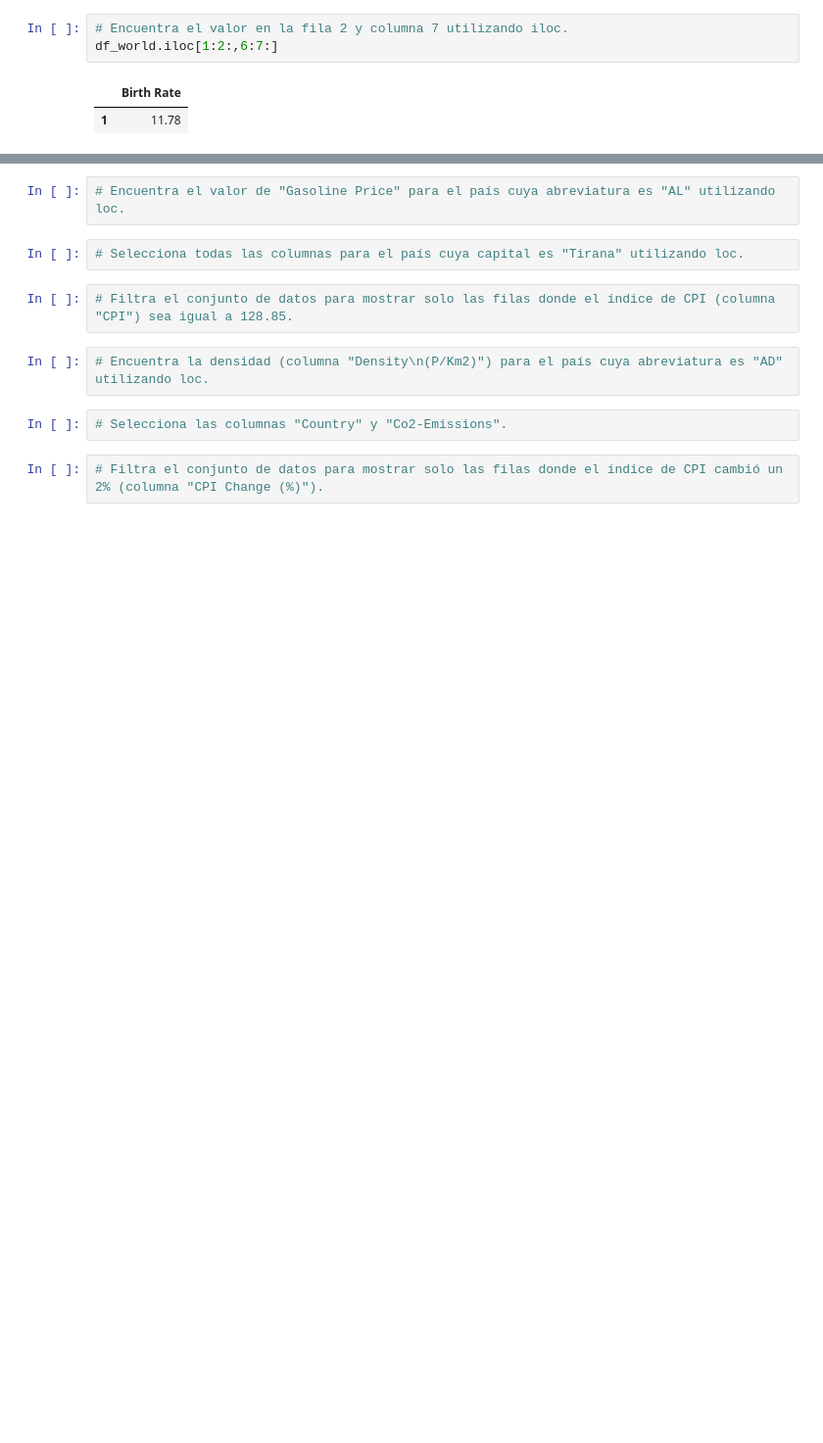
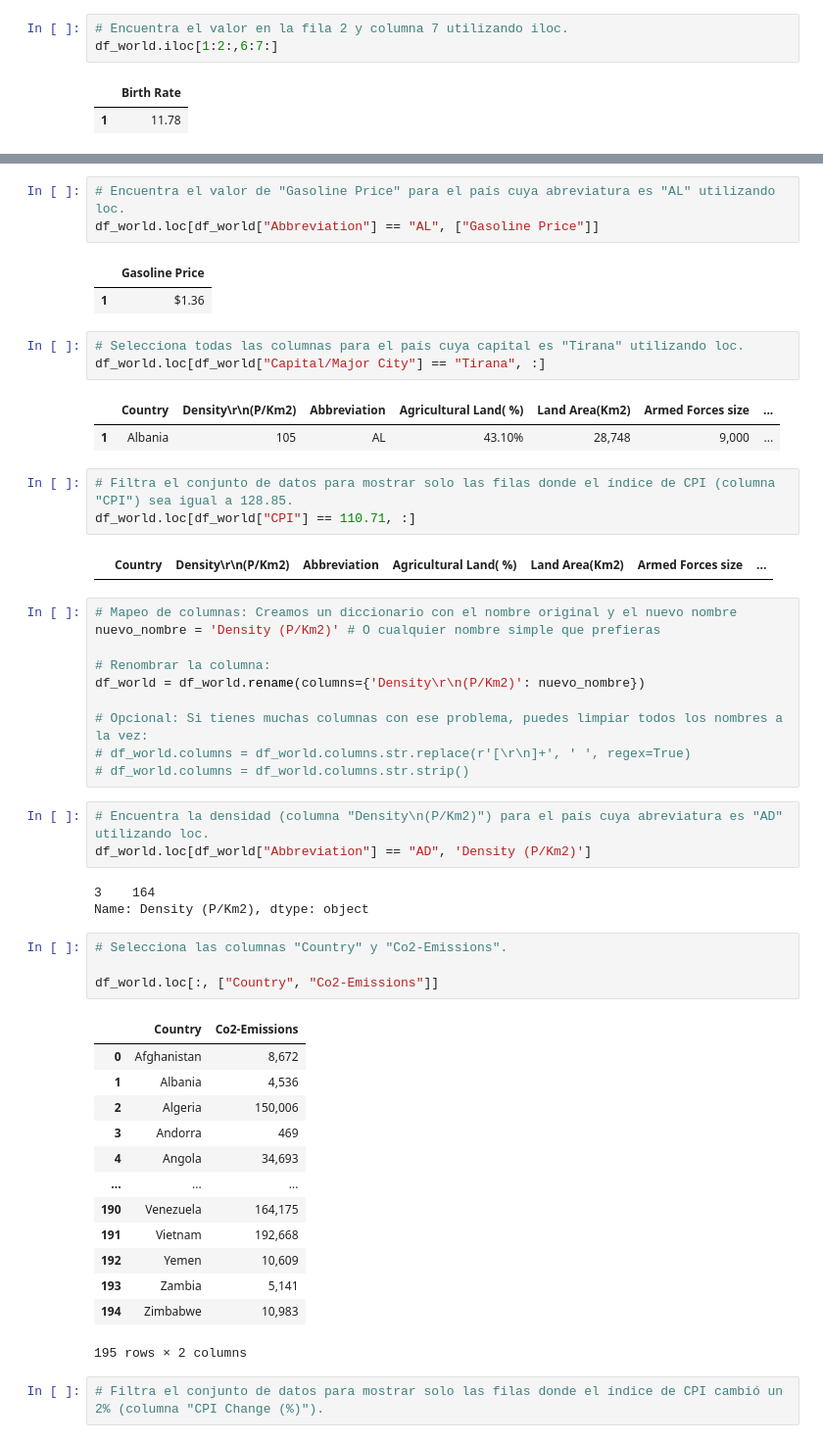
Before and after one commit to Maykaduran/da-promo-60-modulo3-pairprogramming-Romina-Violeta-Mayka, a Jupyter notebook: Pair_Intro_Pandas.ipynb, the cells around one changed output, grey strips where cells are left out. Shown: that part at 98% size. Drawn from its saved outputs; the diff is of its cells as text; blank space fills up the shorter version.

```diff
--- a/Pair_Intro_Pandas.ipynb
+++ b/Pair_Intro_Pandas.ipynb
@@ -340,13 +354,54 @@ df_world.iloc[:, [0, 2, 5]]
 # %%
 # Encuentra el valor de "Gasoline Price" para el país cuya abreviatura es "AL" utilizando loc.
+df_world.loc[df_world["Abbreviation"] == "AL", ["Gasoline Price"]]
+# %% [output]
+|  | Gasoline Price |
+| 1 | $1.36 |
 # %%
 # Selecciona todas las columnas para el país cuya capital es "Tirana" utilizando loc.
+df_world.loc[df_world["Capital/Major City"] == "Tirana", :]
+# %% [output]
+|  | Country | Density\r\n(P/Km2) | Abbreviation | Agricultural Land( %) | Land Area(Km2) | Armed Forces size | ... |
+| 1 | Albania | 105 | AL | 43.10% | 28,748 | 9,000 | ... |
 # %%
 # Filtra el conjunto de datos para mostrar solo las filas donde el índice de CPI (columna "CPI") sea igual a 128.85.
+df_world.loc[df_world["CPI"] == 110.71, :]
+# %% [output]
+|  | Country | Density\r\n(P/Km2) | Abbreviation | Agricultural Land( %) | Land Area(Km2) | Armed Forces size | ... |
+# %%
+# Mapeo de columnas: Creamos un diccionario con el nombre original y el nuevo nombre
+nuevo_nombre = 'Density (P/Km2)' # O cualquier nombre simple que prefieras
+
+# Renombrar la columna:
+df_world = df_world.rename(columns={'Density\r\n(P/Km2)': nuevo_nombre})
+
+# Opcional: Si tienes muchas columnas con ese problema, puedes limpiar todos los nombres a la vez:
+# df_world.columns = df_world.columns.str.replace(r'[\r\n]+', ' ', regex=True)
+# df_world.columns = df_world.columns.str.strip()
 # %%
 # Encuentra la densidad (columna "Density\n(P/Km2)") para el país cuya abreviatura es "AD" utilizando loc.
+df_world.loc[df_world["Abbreviation"] == "AD", 'Density (P/Km2)']
+# %% [output]
+3    164
+Name: Density (P/Km2), dtype: object
 # %%
 # Selecciona las columnas "Country" y "Co2-Emissions".
+
+df_world.loc[:, ["Country", "Co2-Emissions"]]
+# %% [output]
+|  | Country | Co2-Emissions |
+| 0 | Afghanistan | 8,672 |
+| 1 | Albania | 4,536 |
+| 2 | Algeria | 150,006 |
+| 3 | Andorra | 469 |
+| 4 | Angola | 34,693 |
+| ... | ... | ... |
+| 190 | Venezuela | 164,175 |
+| 191 | Vietnam | 192,668 |
+| 192 | Yemen | 10,609 |
+| 193 | Zambia | 5,141 |
+| 194 | Zimbabwe | 10,983 |
+195 rows × 2 columns
 # %%
 # Filtra el conjunto de datos para mostrar solo las filas donde el índice de CPI cambió un 2% (columna "CPI Change (%)").
 # %%
```
Also changed, not shown: parts of 11 cells of this notebook.
